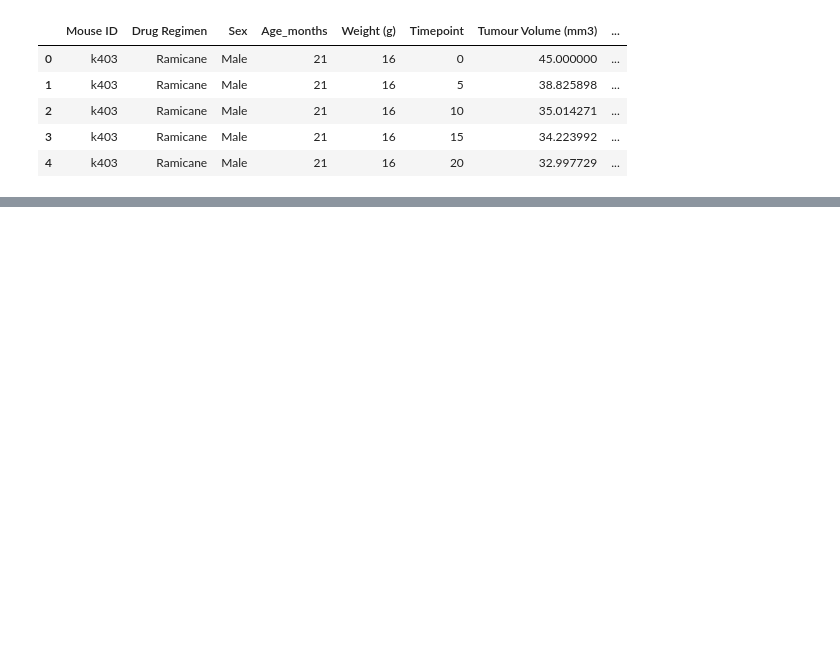
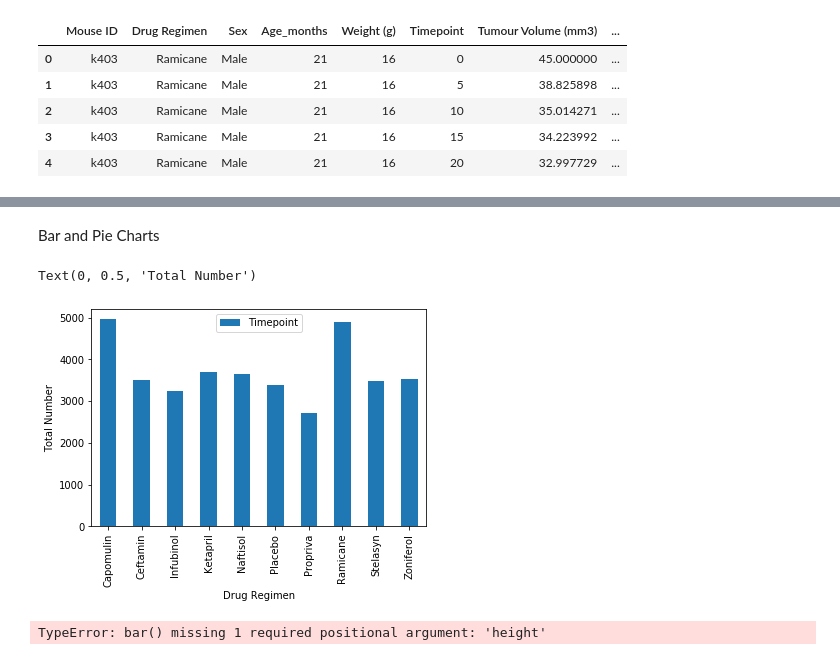
Before and after one commit to ricarojas/pymaceuticals, a Jupyter notebook: pymaceuticals_starter.ipynb, the cells around one changed output, grey strips where cells are left out. Cells and saved outputs as stored; diff of their text form; code cells hidden in the pictures; blank space fills up the shorter version.

```diff
--- a/pymaceuticals_starter.ipynb
+++ b/pymaceuticals_starter.ipynb
@@ -26,0 +97,3 @@ merge_df.head()
+# %%
+# Create a clean DataFrame by dropping the duplicate mouse by its ID.
+new_df = merge_df.drop_duplicates()
@@ -26,0 +225,15 @@ merge_df.head()
+# %% [markdown]
+Bar and Pie Charts
+# %%
+# Generate a bar plot showing the total number of timepoints for all mice tested for each drug regimen using Pandas
+pd.pivot_table(new_df, index='Drug Regimen', values='Timepoint', aggfunc='sum').plot.bar().set_ylabel('Total Number')
+# %% [output]
+Text(0, 0.5, 'Total Number')
+[figure, added]
+# %%
+# Generate a bar plot showing the total number of timepoints for all mice tested for each drug regimen using pyplot.
+
+new_df.Timepoint = plt.bar((labels), align='edge', width=0.8)
+new_df = plt.bar(scores,10,labels=labels)
+# %% [output]
+TypeError: bar() missing 1 required positional argument: 'height'
```
Also changed, not shown: parts of 23 cells of this notebook.
